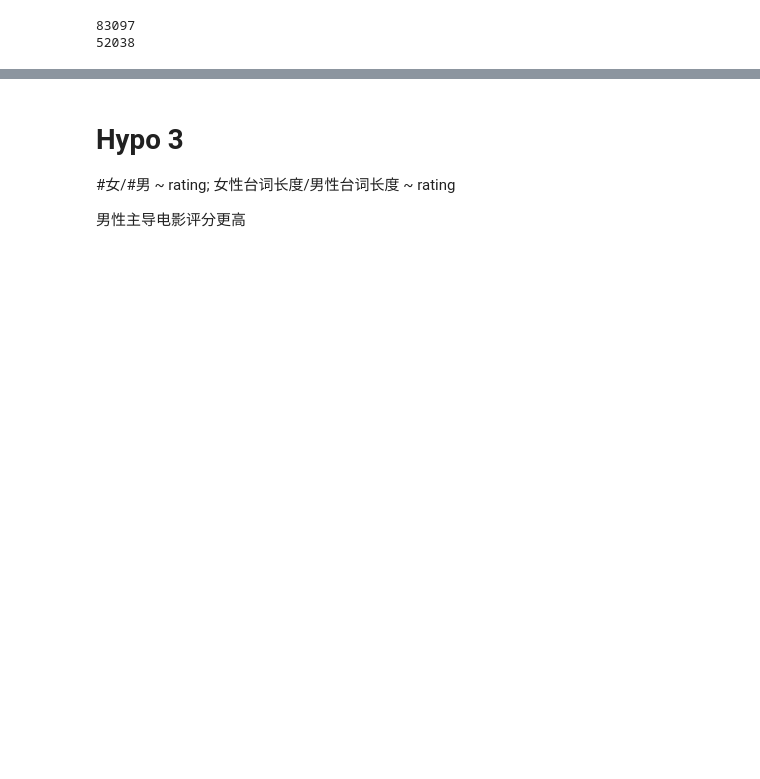
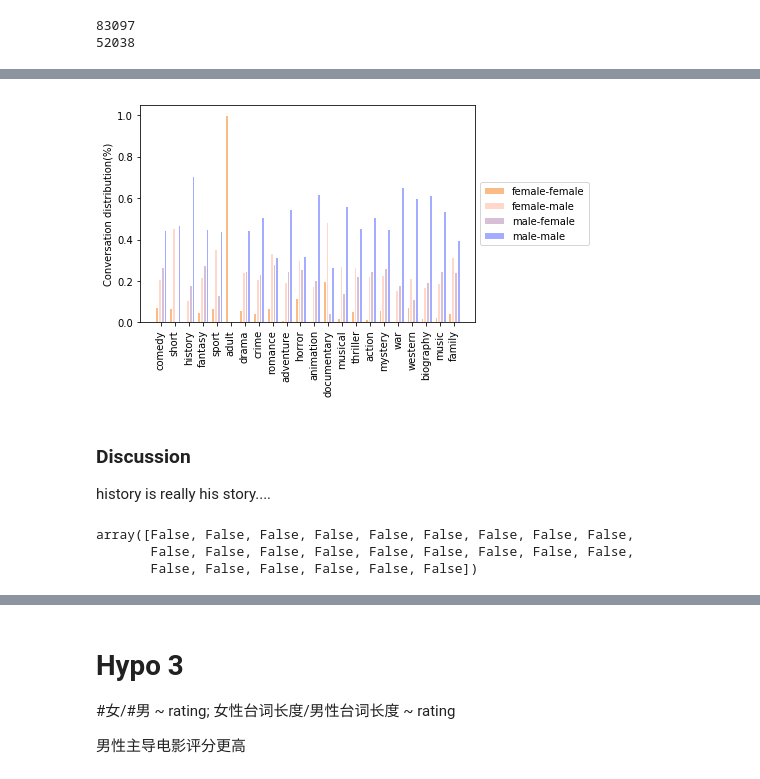
Before and after one commit to JingQian87/6998-MethodsDS, a Jupyter notebook: Project/EMDS_stats.ipynb, the cells around one changed output, grey strips where cells are left out. Cells and saved outputs as stored; diff of their text form; code cells hidden in the pictures; blank space fills up the shorter version.

```diff
--- a/Project/EMDS_stats.ipynb
+++ b/Project/EMDS_stats.ipynb
@@ -447,0 +413,23 @@ mm
+# %%
+ax = plt.subplot(111)
+w = 0.2
+ax.bar(np.subtract(range(len(x)),1.5*w), ff_ratio, label='female-female',width=w,color='#f9bc86', edgecolor='white',align='center')
+ax.bar(np.subtract(range(len(x)),0.5*w), fm_ratio, label='female-male',width=w,color="#FFD8CB", edgecolor='white',align='center')
+ax.bar(np.add(range(len(x)),0.5*w), mf_ratio, label='male-female',width=w,color="#D8BFD8", edgecolor='white',align='center')
+ax.bar(np.add(range(len(x)),1.5*w), mm_ratio,label='male-male',width=w,color='#a3acff', edgecolor='white',align='center')
+#ax.autoscale(tight=True)
+plt.legend(loc='center left', bbox_to_anchor=(1, 0.5))
+plt.xticks(range(len(x)), x,rotation=90)
+plt.ylabel('Conversation distribution(%)')
+plt.show()
+# %% [output]
+[figure, added]
+# %% [markdown]
+### Discussion
+history is really his story....
+# %%
+np.greater(mf, ff)
+# %% [output]
+array([False, False, False, False, False, False, False, False, False,
+       False, False, False, False, False, False, False, False, False,
+       False, False, False, False, False, False])
```
Also changed, not shown: parts of 13 cells of this notebook.
